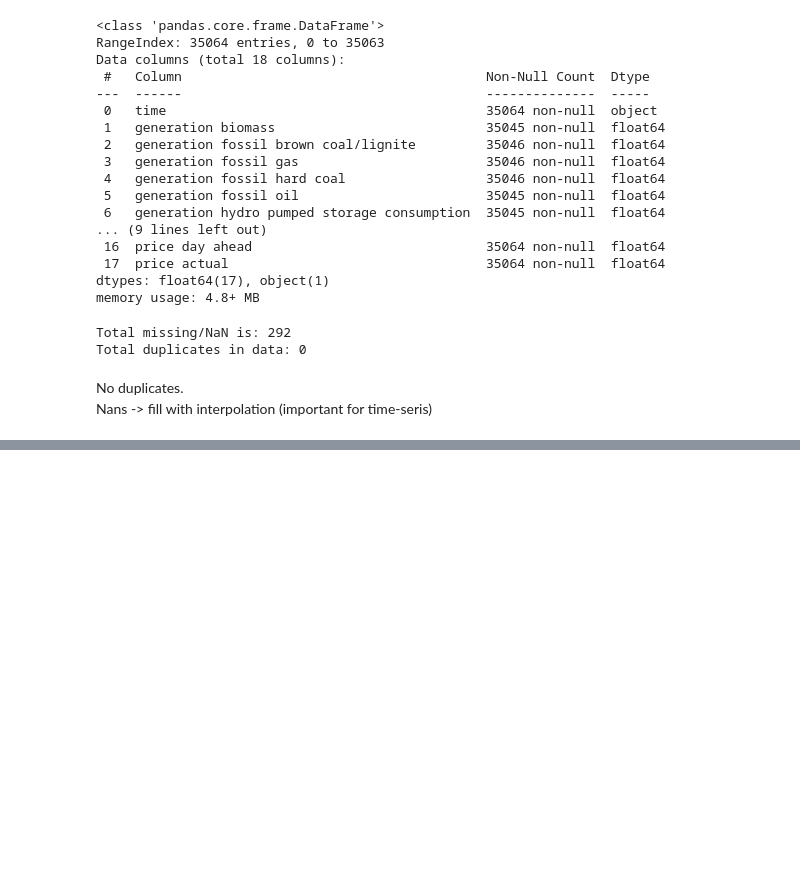
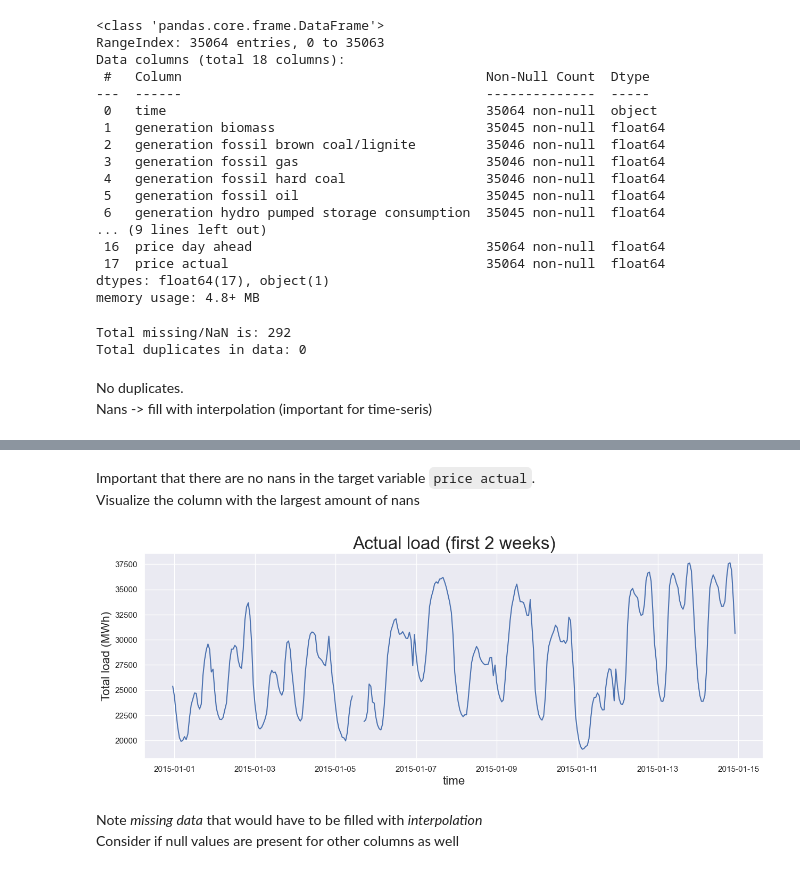
Before and after one commit to vsevolodnedora/DataScienceLearning, a Jupyter notebook: projects/Hourly_energy_demand_generation_and_weather/ver1_dmitrius_roussis.ipynb, the cells around one changed output, grey strips where cells are left out. Saved outputs shown, nothing was run; the diff lists cells and outputs as text; code cells hidden in the pictures; blank space fills up the shorter version.

```diff
--- a/projects/Hourly_energy_demand_generation_and_weather/ver1_dmitrius_roussis.ipynb
+++ b/projects/Hourly_energy_demand_generation_and_weather/ver1_dmitrius_roussis.ipynb
@@ -136,0 +164,34 @@ Nans -> fill with interpolation (important for time-seris)
+# %% [markdown]
+Important that there are no nans in the target variable `price actual`.
+Visualize the column with the largest amount of nans
+# %%
+# Define a function to plot different types of time series
+def plot_series(
+        df : pd.DataFrame = None, column : str = None, series = pd.Series([]),
+        label=None, ylabel=None, title=None, start=0, end=None
+):
+    sns.set()
+    fig,ax = plt.subplots(figsize=(15,5))
+    ax.set_xlabel("time",fontsize=16)
+    if column:
+        ax.plot(df[column][start:end], label=label)
+        ax.set_ylabel(ylabel,fontsize=16)
+    if series.any():
+        ax.plot(series,label=label)
+        ax.set_ylabel(ylabel,fontsize=16)
+    if label:
+        ax.legend(fontsize=16)
+    if title:
+        ax.set_title(title,fontsize=24)
+    ax.grid(True)
+    return ax
+# %%
+# Plot the actual load
+ax = plot_series(df=df_energy,column="total load actual", ylabel="Total load (MWh)",
+                 title="Actual load (first 2 weeks)", start=0, end=24*7*2)
+plt.show()
+# %% [output]
+[figure, added]
+# %% [markdown]
+Note _missing data_ that would have to be filled with _interpolation_
+Consider if null values are present for other columns as well
```
Also changed, not shown: parts of 51 cells of this notebook, 2 other files.
